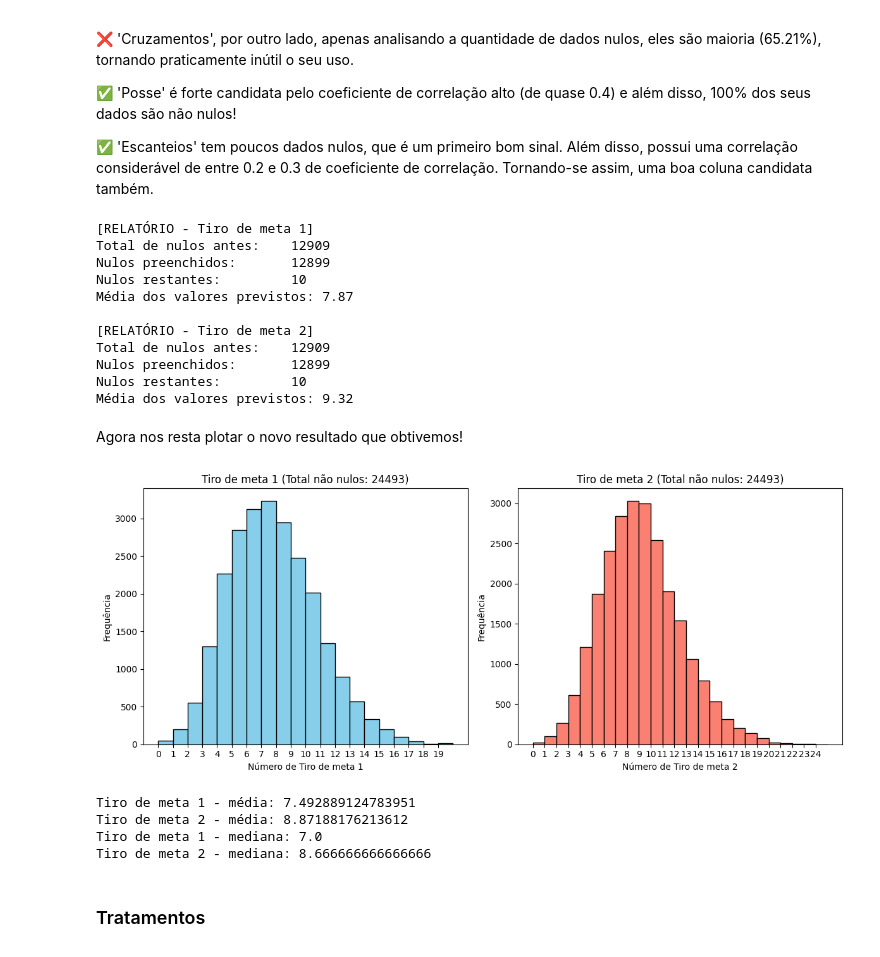
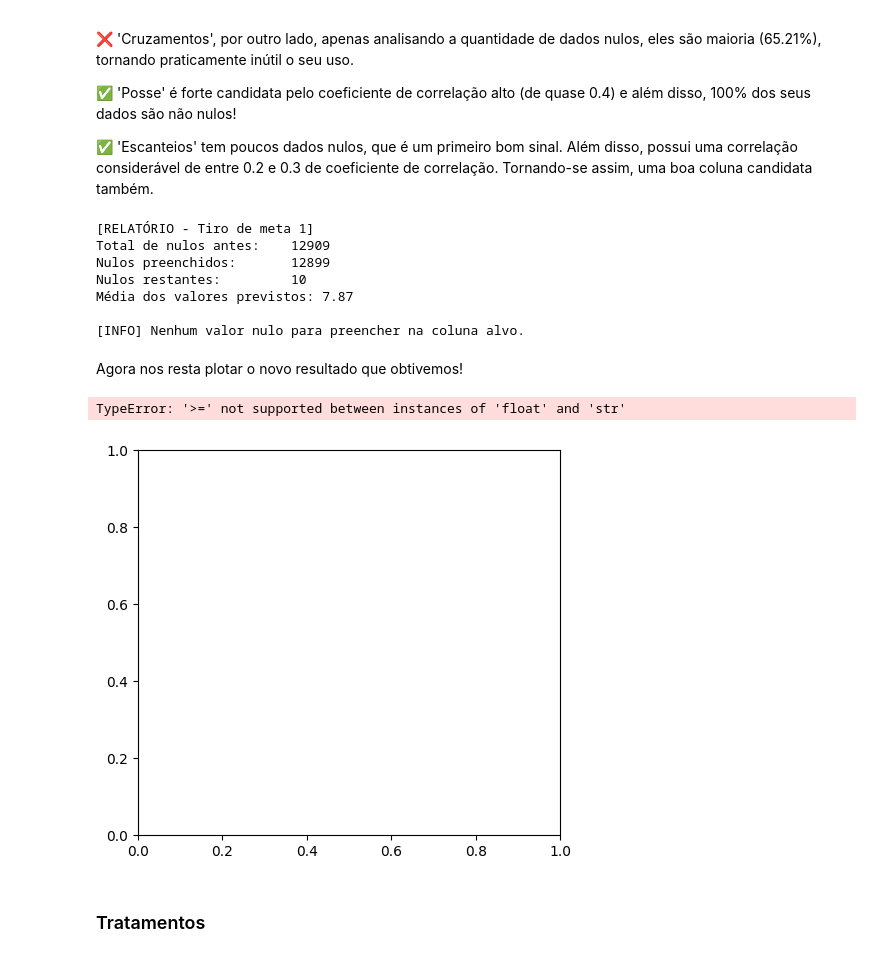
Before and after one commit to UFRJ-Analytica/PS-2025.1, a Jupyter notebook: Progresso/#XRay_final.ipynb, the cells around one changed output. Saved outputs shown, nothing was run; the diff lists cells and outputs as text; code cells hidden in the pictures.

```diff
--- a/Progresso/#XRay_final.ipynb
+++ b/Progresso/#XRay_final.ipynb
@@ -789,9 +776,6 @@ Média dos valores previstos: 0.82
 Agora, vamos ver os resultados plotando um histograma.
 # %%
 def plotar_histogramas_duplos(caminho_csv, coluna1, coluna2):
-    # Lê o dataset
-    df = pd.read_csv(caminho_csv)
-
     # Extrai as colunas de interesse
     dados1 = df[coluna1]
     dados2 = df[coluna2]
@@ -827,7 +811,7 @@ def plotar_histogramas_duplos(caminho_csv, coluna1, coluna2):
     print(f"Tiro de meta 1 - mediana: {dados1.median()}")
     print(f"Tiro de meta 2 - mediana: {dados2.median()}")
 
-plotar_histogramas_duplos('saida_sem_outliers_preenchido.csv', 'Contra-ataques 1', 'Contra-ataques 2')
+plotar_histogramas_duplos('saida_sem_outliers.csv', 'Contra-ataques 1', 'Contra-ataques 2')
 # %% [output]
 [figure]
 Tiro de meta 1 - média: 1.307973381236221
@@ -842,8 +826,6 @@ Nós decidimos manter essa coluna no modelo.
 # %% [markdown]
 Primeiramente, vamos dar uma olhada na composição dos dados não nulos que temos disponíveis. Da forma em que está, temos 12910 dados nulos (52.68%) e 11595 dados não nulos (47.32%). Dada essa grande ausência de dados, precisamos usar métodos que aproveitem da correlação com outras colunas para preenchermos os dados faltantes com uso dos vizinhos.
 # %%
-df = pd.read_csv("saida_sem_outliers.csv")
-
 for col in ['Tiro de meta 1', 'Tiro de meta 2']:
     total = len(df)
     nulos = df[col].isna().sum()
@@ -866,9 +848,6 @@ não nulos : 11594 (47.32%)
 ----------------------------------------
 # %%
 def plotar_histogramas_duplos(caminho_csv, coluna1, coluna2):
-    # Lê o dataset
-    df = pd.read_csv(caminho_csv)
-
     # Extrai as colunas de interesse
     dados1 = df[coluna1]
     dados2 = df[coluna2]
@@ -969,8 +945,6 @@ As colunas candidatas para nosso método KNN são as de maior correlação, elas
 
 Agora vamos verificar se essas candidatas são válidas ou não.
 # %%
-df = pd.read_csv("saida_sem_outliers.csv")
-
 for col in ['Chutes fora 1', 'Chutes fora 2', 'Cruzamentos 1', 'Cruzamentos 2', 'Posse 1(%)', 'Posse 2(%)', 'Escanteios 1', 'Escanteios 2']:
     total = len(df)
     nulos = df[col].isna().sum()
@@ -1010,9 +984,6 @@ não nulos : 24494 (99.96%)
 ✅ 'Escanteios' tem poucos dados nulos, que é um primeiro bom sinal. Além disso, possui uma correlação considerável de entre 0.2 e 0.3 de coeficiente de correlação. Tornando-se assim, uma boa coluna candidata também.
 # %%
 def preencher_com_knn(caminho_entrada, caminho_saida, coluna_alvo, colunas_auxiliares, n_vizinhos=3):
-    # Carrega os dados
-    df = pd.read_csv(caminho_entrada)
-
     # Conta nulos antes
     nulos_antes = df[coluna_alvo].isnull().sum()
 
@@ -1051,7 +1022,7 @@ def preencher_com_knn(caminho_entrada, caminho_saida, coluna_alvo, colunas_auxil
     media_preenchida = y_pred.mean()
 
     # Salva resultado
-    df.to_csv(caminho_saida, index=False)
+    df.fillna(caminho_saida, inplace=True)
 
     # Relatório
     print(f"[RELATÓRIO - {coluna_alvo}]")
@@ -1060,8 +1031,8 @@ def preencher_com_knn(caminho_entrada, caminho_saida, coluna_alvo, colunas_auxil
     print(f"Nulos restantes:         {nulos_depois}")
     print(f"Média dos valores previstos: {media_preenchida:.2f}\n")
 
-preencher_com_knn('saida_sem_outliers.csv', 'saida_sem_outliers_preenchido.csv', 'Tiro de meta 1', ['Chutes fora 2', 'Posse 2(%)', 'Escanteios 2'])
-preencher_com_knn('saida_sem_outliers_preenchido.csv', 'saida_sem_outliers_preenchido.csv', 'Tiro de meta 2', ['Chutes fora 1', 'Posse 1(%)', 'Escanteios 1'])
+preencher_com_knn('saida_sem_outliers.csv', 'saida_sem_outliers.csv', 'Tiro de meta 1', ['Chutes fora 2', 'Posse 2(%)', 'Escanteios 2'])
+preencher_com_knn('saida_sem_outliers.csv', 'saida_sem_outliers.csv', 'Tiro de meta 2', ['Chutes fora 1', 'Posse 1(%)', 'Escanteios 1'])
 # %% [output]
 [RELATÓRIO - Tiro de meta 1]
 Total de nulos antes:    12909
@@ -1069,17 +1040,11 @@ Nulos preenchidos:       12899
 Nulos restantes:         10
 Média dos valores previstos: 7.87
 
-[RELATÓRIO - Tiro de meta 2]
-Total de nulos antes:    12909
-Nulos preenchidos:       12899
-Nulos restantes:         10
-Média dos valores previstos: 9.32
+[INFO] Nenhum valor nulo para preencher na coluna alvo.
 # %% [markdown]
 Agora nos resta plotar o novo resultado que obtivemos!
 # %%
 def plotar_histogramas_duplos(caminho_csv, coluna1, coluna2):
-    # Lê o dataset
-    df = pd.read_csv(caminho_csv)
 
     # Extrai as colunas de interesse
     dados1 = df[coluna1]
@@ -1090,39 +1055,36 @@ def plotar_histogramas_duplos(caminho_csv, coluna1, coluna2):
     count2 = dados2.notnull().sum()
 
     # Cria os histogramas lado a lado
     plt.figure(figsize=(12, 5))
 
     # Histograma da primeira coluna
     plt.subplot(1, 2, 1)
     plt.hist(dados1.dropna(), bins=range(0, int(dados1.max()) + 2), edgecolor='black', color='skyblue')
     plt.title(f'{coluna1} (Total não nulos: {count1})')
     plt.xlabel(f"Número de {coluna1}")
     plt.ylabel('Frequência')
     plt.xticks(range(0, int(dados1.max()) + 1))
 
     # Histograma da segunda coluna
     plt.subplot(1, 2, 2)
     plt.hist(dados2.dropna(), bins=range(0, int(dados2.max()) + 2), edgecolor='black', color='salmon')
     plt.title(f'{coluna2} (Total não nulos: {count2})')
     plt.xlabel(f"Número de {coluna2}")
     plt.ylabel('Frequência')
     plt.xticks(range(0, int(dados2.max()) + 1))
 
     plt.tight_layout()
     plt.show()
 
     print(f"Tiro de meta 1 - média: {dados1.mean()}")
     print(f"Tiro de meta 2 - média: {dados2.mean()}")
     print(f"Tiro de meta 1 - mediana: {dados1.median()}")
     print(f"Tiro de meta 2 - mediana: {dados2.median()}")
 
-plotar_histogramas_duplos('saida_sem_outliers_preenchido.csv', 'Tiro de meta 1', 'Tiro de meta 2')
+plotar_histogramas_duplos('saida_sem_outliers.csv', 'Tiro de meta 1', 'Tiro de meta 2')
 # %% [output]
+TypeError: '>=' not supported between instances of 'float' and 'str'
-[figure, old version]
+[figure, new version]
-Tiro de meta 1 - média: 7.492889124783951
-Tiro de meta 2 - média: 8.87188176213612
-Tiro de meta 1 - mediana: 7.0
-Tiro de meta 2 - mediana: 8.666666666666666
 # %% [markdown]
 ### Tratamentos
 # %% [markdown]
```
Also changed, not shown: parts of 16 cells of this notebook, 3 other files.
